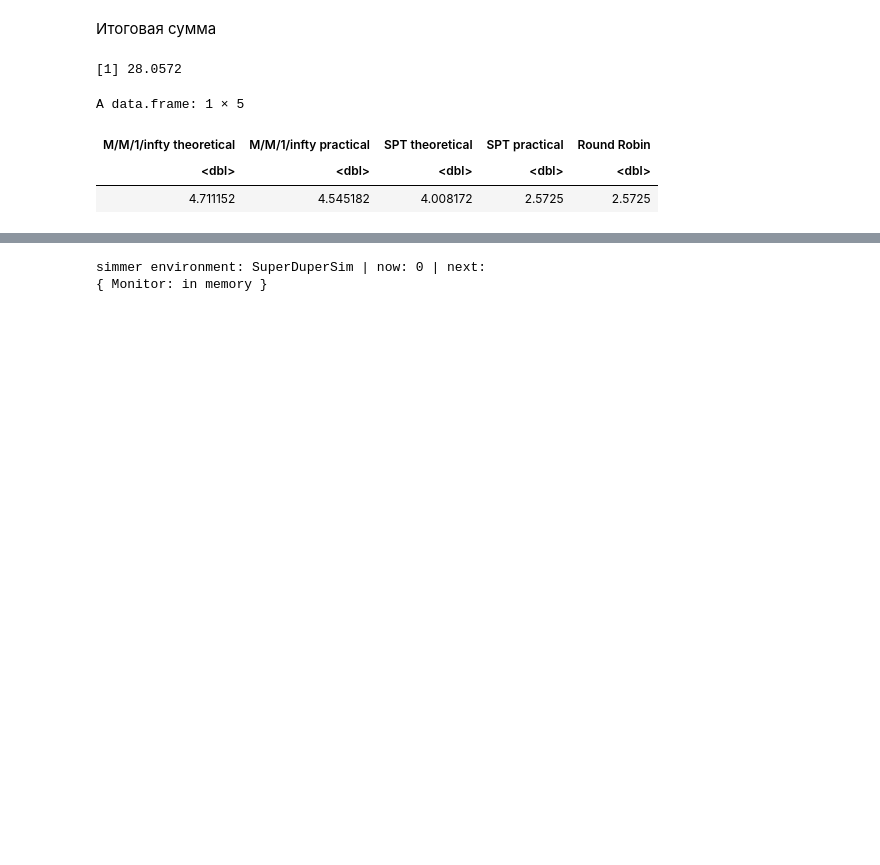
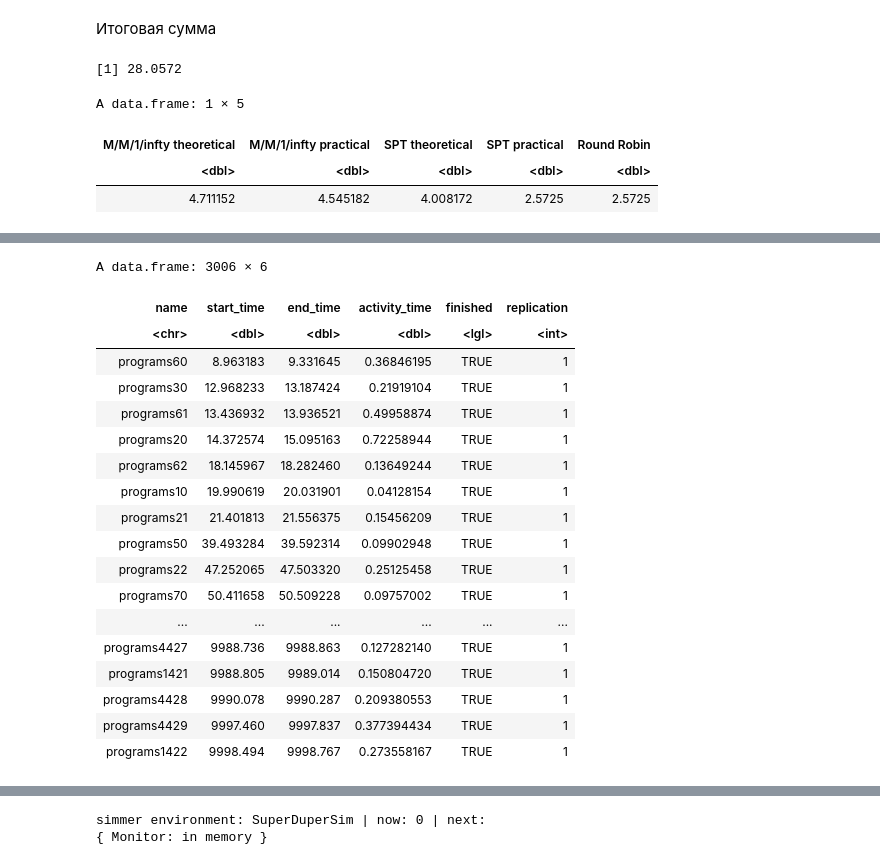
Before and after one commit to DeadlySquad13/t4-2-PerformanceAnalysis__Labs, a Jupyter notebook: Lab7/PerformanceAnalysis__Lab7.ipynb, the cells around one changed output, grey strips where cells are left out. Saved outputs shown, nothing was run; the diff lists cells and outputs as text; code cells hidden in the pictures; blank space fills up the shorter version.

Commit message:
[Enh](SPT): Added practical with simmer.

```diff
--- a/Lab7/PerformanceAnalysis__Lab7.ipynb
+++ b/Lab7/PerformanceAnalysis__Lab7.ipynb
@@ -248,0 +208,8 @@ A data.frame: 1 × 5
+# %%
+if (!require("simmer")) {
+    install.packages("simmer")
+}
+library(simmer)
+
+spt.env <- simmer("SuperDuperSptSim")
+spt.env
@@ -248,0 +270,24 @@ A data.frame: 1 × 5
+# %%
+spt.arrivals <- spt.env %>%
+    get_mon_arrivals()
+spt.arrivals
+# %% [output]
+A data.frame: 3006 × 6
+| name | start_time | end_time | activity_time | finished | replication |
+| <chr> | <dbl> | <dbl> | <dbl> | <lgl> | <int> |
+| programs60 | 8.963183 | 9.331645 | 0.36846195 | TRUE | 1 |
+| programs30 | 12.968233 | 13.187424 | 0.21919104 | TRUE | 1 |
+| programs61 | 13.436932 | 13.936521 | 0.49958874 | TRUE | 1 |
+| programs20 | 14.372574 | 15.095163 | 0.72258944 | TRUE | 1 |
+| programs62 | 18.145967 | 18.282460 | 0.13649244 | TRUE | 1 |
+| programs10 | 19.990619 | 20.031901 | 0.04128154 | TRUE | 1 |
+| programs21 | 21.401813 | 21.556375 | 0.15456209 | TRUE | 1 |
+| programs50 | 39.493284 | 39.592314 | 0.09902948 | TRUE | 1 |
+| programs22 | 47.252065 | 47.503320 | 0.25125458 | TRUE | 1 |
+| programs70 | 50.411658 | 50.509228 | 0.09757002 | TRUE | 1 |
+| ... | ... | ... | ... | ... | ... |
+| programs4427 | 9988.736 | 9988.863 | 0.127282140 | TRUE | 1 |
+| programs1421 | 9988.805 | 9989.014 | 0.150804720 | TRUE | 1 |
+| programs4428 | 9990.078 | 9990.287 | 0.209380553 | TRUE | 1 |
+| programs4429 | 9997.460 | 9997.837 | 0.377394434 | TRUE | 1 |
+| programs1422 | 9998.494 | 9998.767 | 0.273558167 | TRUE | 1 |
```
Also changed, not shown: parts of 12 cells of this notebook, 1 other file.
